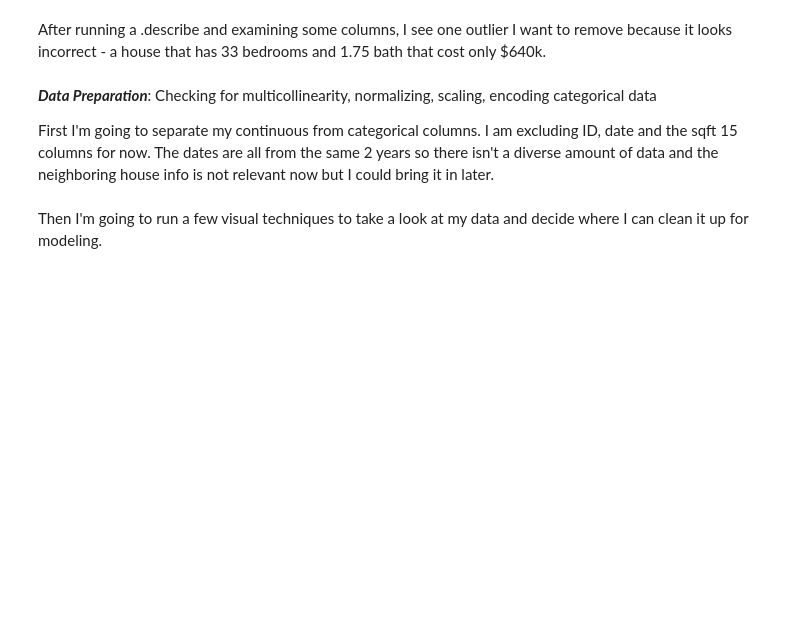
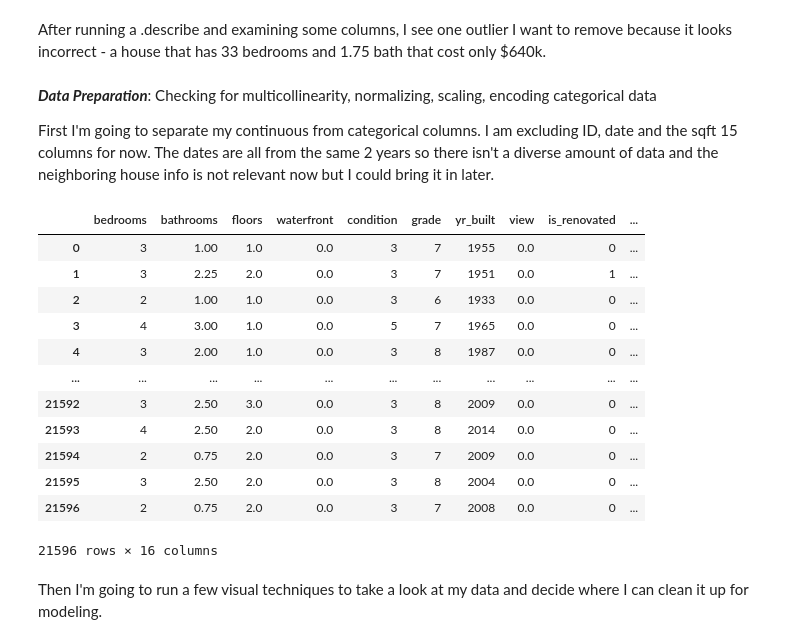
Before and after one commit to christisarv/linear-modeling-house-prices, a Jupyter notebook: Phase 2 Project Scratch Notebook.ipynb, the cells around one changed output. Saved outputs shown, nothing was run; the diff lists cells and outputs as text; code cells hidden in the pictures; blank space fills up the shorter version.

```diff
--- a/Phase 2 Project Scratch Notebook.ipynb
+++ b/Phase 2 Project Scratch Notebook.ipynb
@@ -76,7 +53,22 @@ First I'm going to separate my continuous from categorical columns. I am excludi
 # %%
 cat_cols= ['bedrooms', 'bathrooms', 'floors', 'waterfront', 'condition', 'grade', 'yr_built', 'view', 'is_renovated', 'zipcode']
 con_cols = ['sqft_living', 'sqft_lot', 'sqft_above', 'sqft_basement','lat', 'long']
 y = data['price']
+X_cols = data[cat_cols + con_cols]
+# %% [output]
+|  | bedrooms | bathrooms | floors | waterfront | condition | grade | yr_built | view | is_renovated | ... |
+| 0 | 3 | 1.00 | 1.0 | 0.0 | 3 | 7 | 1955 | 0.0 | 0 | ... |
+| 1 | 3 | 2.25 | 2.0 | 0.0 | 3 | 7 | 1951 | 0.0 | 1 | ... |
+| 2 | 2 | 1.00 | 1.0 | 0.0 | 3 | 6 | 1933 | 0.0 | 0 | ... |
+| 3 | 4 | 3.00 | 1.0 | 0.0 | 5 | 7 | 1965 | 0.0 | 0 | ... |
+| 4 | 3 | 2.00 | 1.0 | 0.0 | 3 | 8 | 1987 | 0.0 | 0 | ... |
+| ... | ... | ... | ... | ... | ... | ... | ... | ... | ... | ... |
+| 21592 | 3 | 2.50 | 3.0 | 0.0 | 3 | 8 | 2009 | 0.0 | 0 | ... |
+| 21593 | 4 | 2.50 | 2.0 | 0.0 | 3 | 8 | 2014 | 0.0 | 0 | ... |
+| 21594 | 2 | 0.75 | 2.0 | 0.0 | 3 | 7 | 2009 | 0.0 | 0 | ... |
+| 21595 | 3 | 2.50 | 2.0 | 0.0 | 3 | 8 | 2004 | 0.0 | 0 | ... |
+| 21596 | 2 | 0.75 | 2.0 | 0.0 | 3 | 7 | 2008 | 0.0 | 0 | ... |
+21596 rows × 16 columns
 # %% [markdown]
 Then I'm going to run a few visual techniques to take a look at my data and decide where I can clean it up for modeling.
 # %%
```
Also changed, not shown: parts of 16 cells of this notebook.
